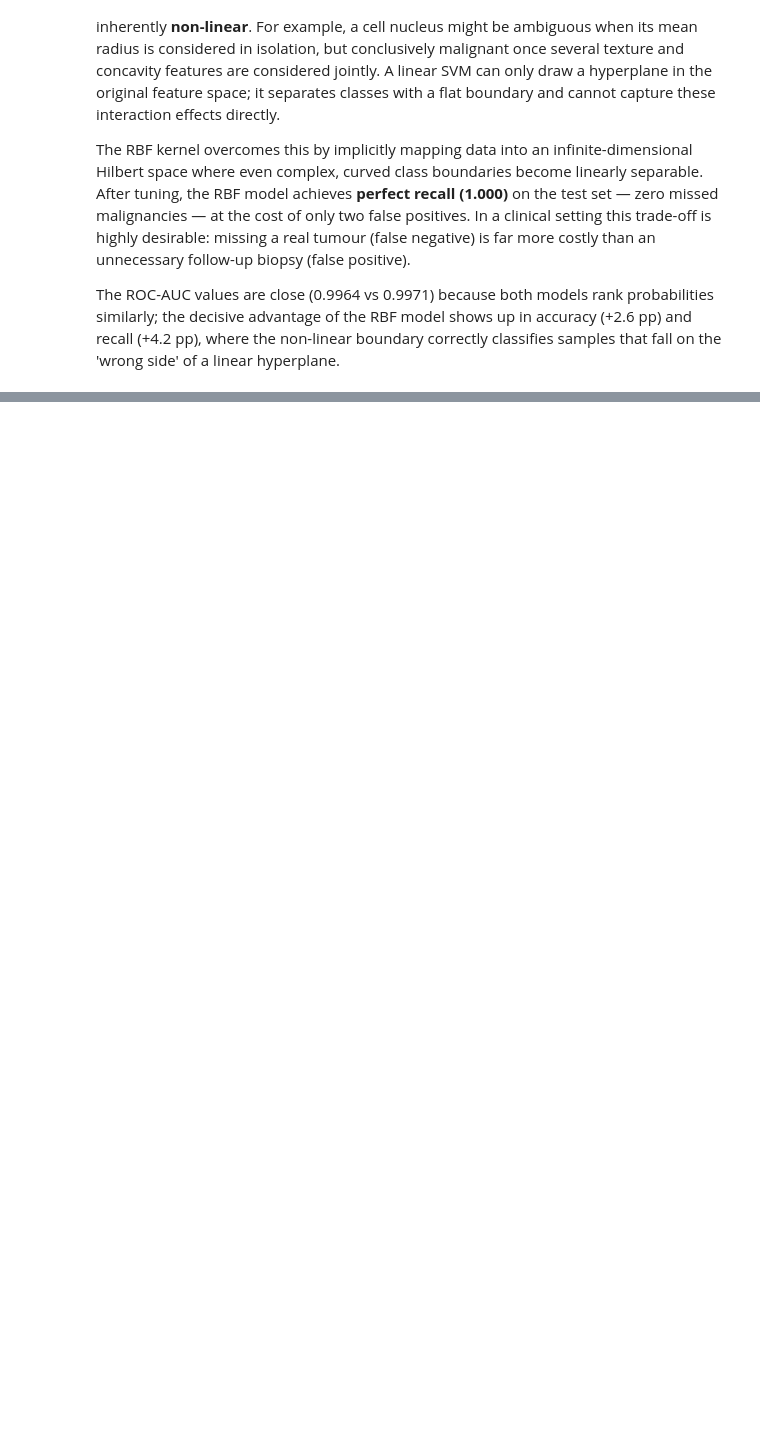
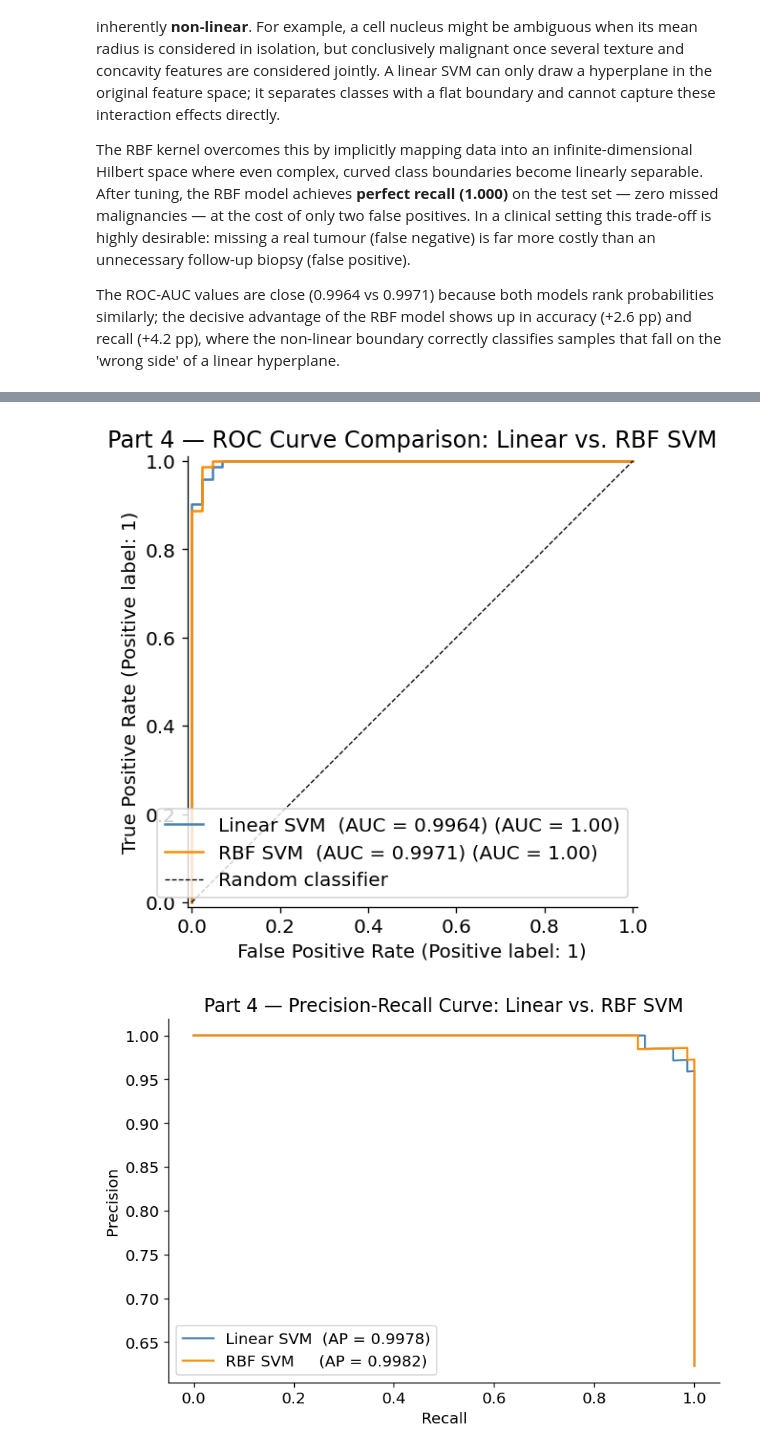
Before and after one commit to Dhruv-eng-opt/MML-Project, a Jupyter notebook: 3_rbf_svm_tuning.ipynb, the cells around one changed output, grey strips where cells are left out. Drawn from its saved outputs; the diff is of its cells as text; code cells hidden in the pictures; blank space fills up the shorter version.

Commit message:
Add Part 4 ROC curves, precision-recall and inference

```diff
--- a/3_rbf_svm_tuning.ipynb
+++ b/3_rbf_svm_tuning.ipynb
@@ -329,0 +395,55 @@ The ROC-AUC values are close (0.9964 vs 0.9971) because both models rank probabi
+# %%
+# ── Part 4: ROC Curves & Performance Comparison ──────────────────────────
+
+from sklearn.metrics import precision_recall_curve, average_precision_score
+
+# ── 4.1 ROC Curve Comparison ─────────────────────────────────────────────
+fig, ax = plt.subplots(figsize=(7, 5))
+
+RocCurveDisplay.from_predictions(
+    y_test, y_prob_lin,
+    name=f'Linear SVM  (AUC = {lin_metrics["ROC-AUC"]:.4f})',
+    color='steelblue', ax=ax
+)
+RocCurveDisplay.from_predictions(
+    y_test, y_prob_rbf,
+    name=f'RBF SVM  (AUC = {rbf_metrics["ROC-AUC"]:.4f})',
+    color='darkorange', ax=ax
+)
+ax.plot([0, 1], [0, 1], 'k--', linewidth=0.8, label='Random classifier')
+ax.set_title('Part 4 — ROC Curve Comparison: Linear vs. RBF SVM')
+ax.legend(loc='lower right')
+plt.tight_layout()
+plt.savefig('part4_roc_comparison.png', dpi=150)
+plt.show()
+
+# ── 4.2 Precision-Recall Curves ───────────────────────────────────────────
+prec_lin, rec_lin, _ = precision_recall_curve(y_test, y_prob_lin)
+prec_rbf, rec_rbf, _ = precision_recall_curve(y_test, y_prob_rbf)
+ap_lin = average_precision_score(y_test, y_prob_lin)
+ap_rbf = average_precision_score(y_test, y_prob_rbf)
+
+fig, ax = plt.subplots(figsize=(7, 5))
+ax.plot(rec_lin, prec_lin, color='steelblue',  label=f'Linear SVM  (AP = {ap_lin:.4f})')
+ax.plot(rec_rbf, prec_rbf, color='darkorange', label=f'RBF SVM     (AP = {ap_rbf:.4f})')
+ax.set_xlabel('Recall')
+ax.set_ylabel('Precision')
+ax.set_title('Part 4 — Precision-Recall Curve: Linear vs. RBF SVM')
+ax.legend()
+plt.tight_layout()
+plt.savefig('part4_precision_recall.png', dpi=150)
+plt.show()
+
+# ── 4.3 Summary ───────────────────────────────────────────────────────────
+winner = 'RBF SVM' if rbf_metrics['ROC-AUC'] > lin_metrics['ROC-AUC'] else 'Linear SVM'
+print(f"{'Metric':<12} {'Linear SVM':>12} {'RBF SVM':>12} {'Δ (RBF−Lin)':>14}")
+print("-" * 52)
+for m in lin_metrics:
+    delta = rbf_metrics[m] - lin_metrics[m]
+    print(f"{m:<12} {lin_metrics[m]:>12.4f} {rbf_metrics[m]:>12.4f} {delta:>+14.4f}")
+print(f"\nConclusion: {winner} performs better overall.")
+print(f"ROC-AUC: {rbf_metrics['ROC-AUC']:.4f} vs {lin_metrics['ROC-AUC']:.4f}")
+print("RBF kernel captures non-linear class boundaries, giving it an edge in both AUC and recall.")
+# %% [output]
+[figure, added]
+[figure, added]
```
Also changed, not shown: parts of 14 cells of this notebook.
